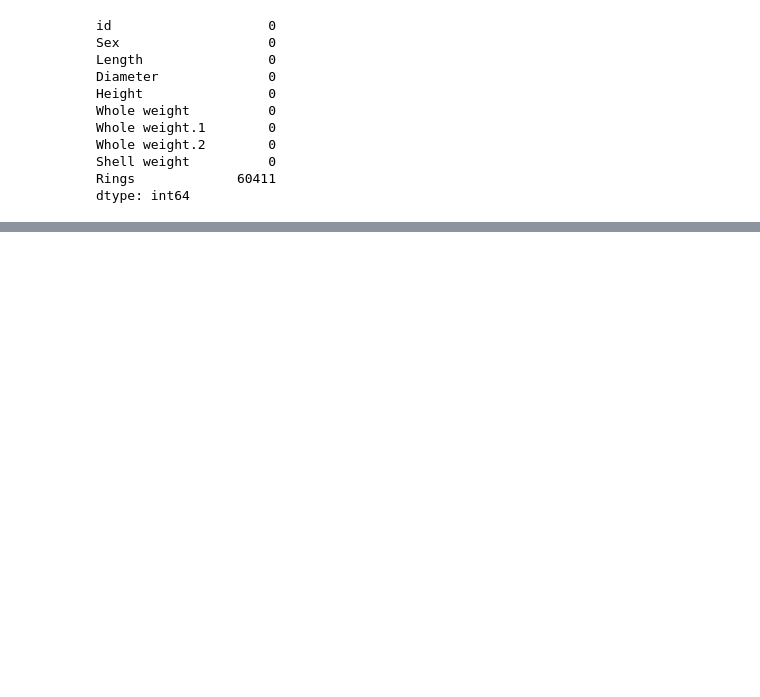
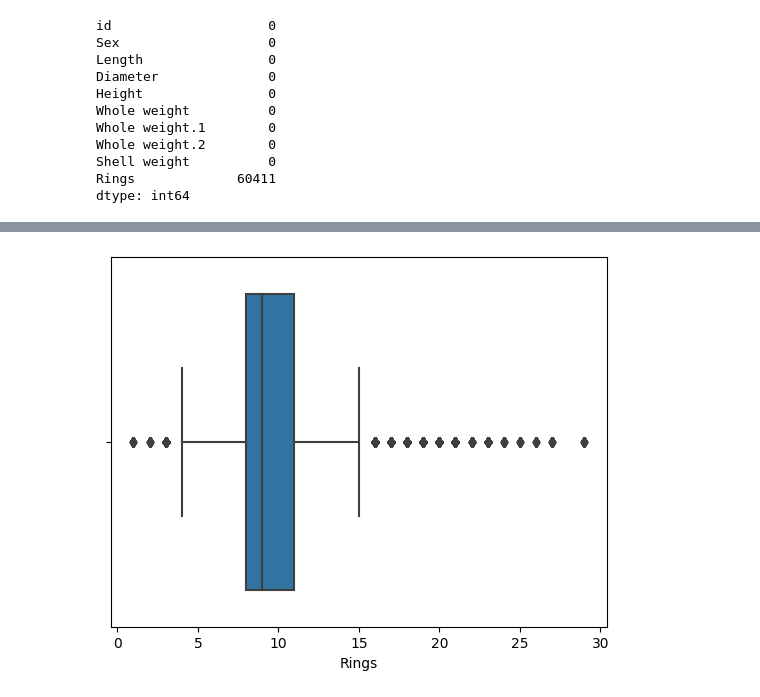
Before and after one commit to ritik1804k/Hotel-Booking-Analysis-, a Jupyter notebook: analyzing-abalone-age.ipynb, the cells around one changed output, grey strips where cells are left out. Saved outputs shown, nothing was run; the diff lists cells and outputs as text; code cells hidden in the pictures; blank space fills up the shorter version.

```diff
--- a/analyzing-abalone-age.ipynb
+++ b/analyzing-abalone-age.ipynb
@@ -153,0 +201,6 @@ dtype: int64
+# %%
+# Outlier detection
+sns.boxplot(x=df["Rings"])
+plt.show()
+# %% [output]
+[figure, added]
```
Also changed, not shown: parts of 10 cells of this notebook.
